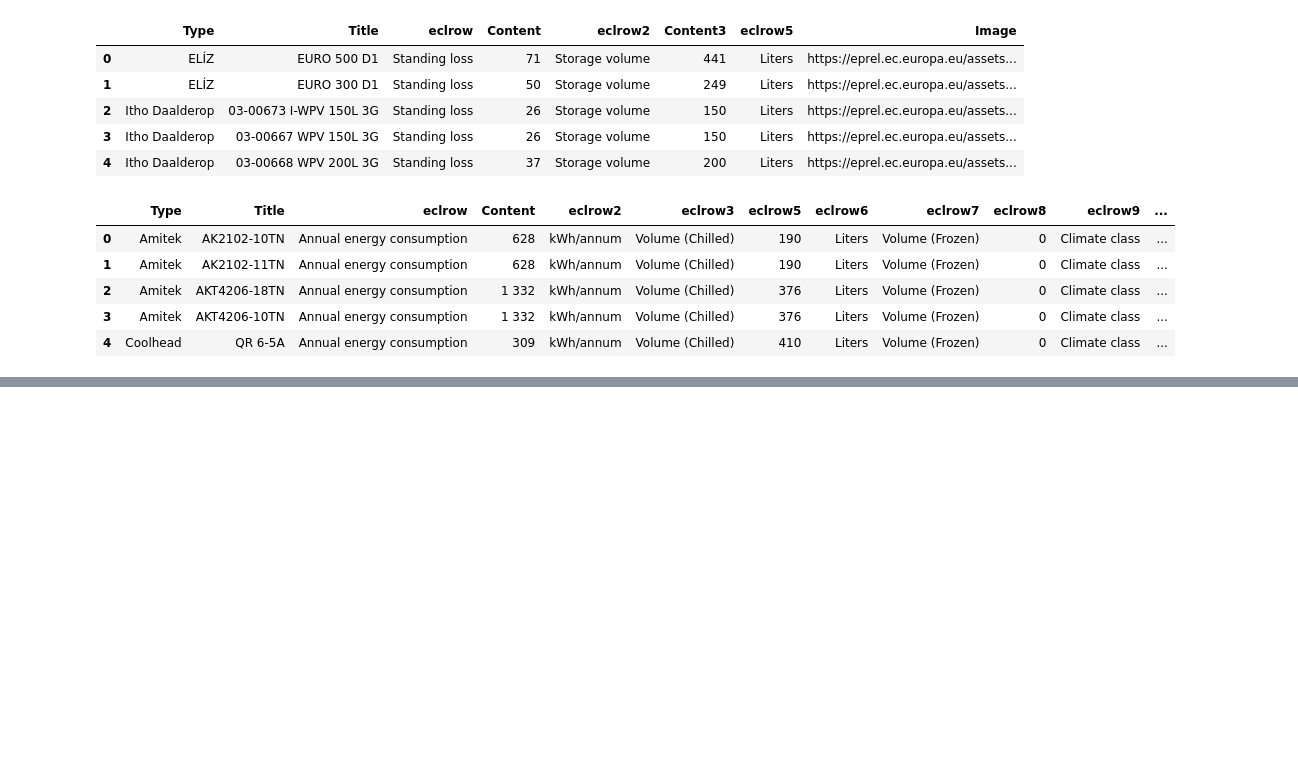
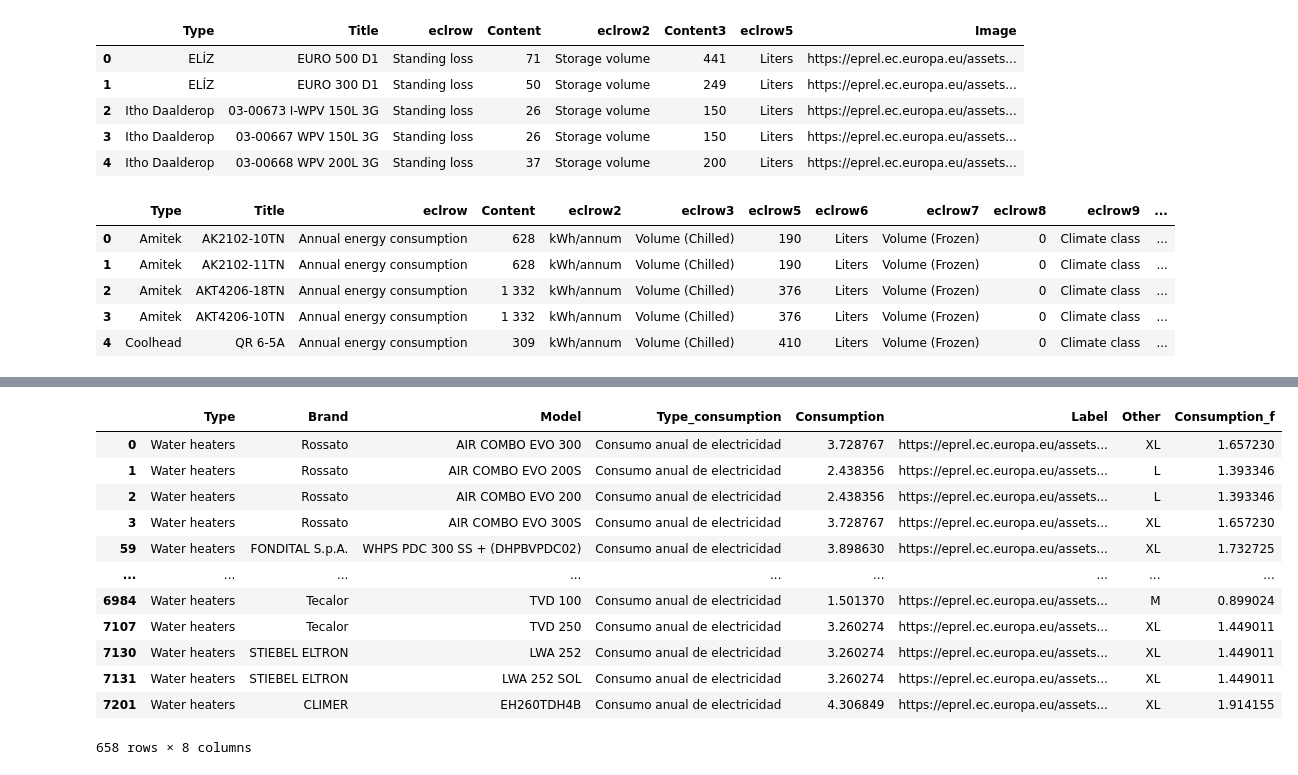
Before and after one commit to laurabarredaagusti/desafio_tripulaciones, a Jupyter notebook: notebooks/data_cleaning/data_cleaning_enrique.ipynb, the cells around one changed output, grey strips where cells are left out. Drawn from its saved outputs; the diff is of its cells as text; code cells hidden in the pictures; blank space fills up the shorter version.

```diff
--- a/notebooks/data_cleaning/data_cleaning_enrique.ipynb
+++ b/notebooks/data_cleaning/data_cleaning_enrique.ipynb
@@ -242,0 +735,27 @@ df_aire_acondicionado.head()
+# %%
+df_calentador_agua['Consumption_M'] = np.where( df_calentador_agua['Other'] == ' M', df_calentador_agua['Consumption']/1.67, '0')
+df_calentador_agua['Consumption_L'] = np.where( df_calentador_agua['Other'] == ' L', df_calentador_agua['Consumption']/1.75, '0')
+df_calentador_agua['Consumption_XL'] = np.where( df_calentador_agua['Other'] == ' XL', df_calentador_agua['Consumption']/2.25, '0')
+df_calentador_agua['Consumption_XXL'] = np.where( df_calentador_agua['Other'] == ' XXL', df_calentador_agua['Consumption']/2.75, '0')
+# %%
+df_calentador_agua['Consumption_f'] = df_calentador_agua['Consumption_M'] + df_calentador_agua['Consumption_L']+df_calentador_agua['Consumption_XL'] +df_calentador_agua['Consumption_XXL']
+# %%
+df_calentador_agua['Consumption_f'] = df_calentador_agua['Consumption_f'].astype(float)
+# %%
+df_calentador_agua.drop(columns=['Consumption_M', 'Consumption_L', 'Consumption_XL', 'Consumption_XXL'], inplace=True)
+# %%
+df_calentador_agua
+# %% [output]
+|  | Type | Brand | Model | Type_consumption | Consumption | Label | Other | Consumption_f |
+| 0 | Water heaters | Rossato | AIR COMBO EVO 300 | Consumo anual de electricidad | 3.728767 | https://eprel.ec.europa.eu/assets... | XL | 1.657230 |
+| 1 | Water heaters | Rossato | AIR COMBO EVO 200S | Consumo anual de electricidad | 2.438356 | https://eprel.ec.europa.eu/assets... | L | 1.393346 |
+| 2 | Water heaters | Rossato | AIR COMBO EVO 200 | Consumo anual de electricidad | 2.438356 | https://eprel.ec.europa.eu/assets... | L | 1.393346 |
+| 3 | Water heaters | Rossato | AIR COMBO EVO 300S | Consumo anual de electricidad | 3.728767 | https://eprel.ec.europa.eu/assets... | XL | 1.657230 |
+| 59 | Water heaters | FONDITAL S.p.A. | WHPS PDC 300 SS + (DHPBVPDC02) | Consumo anual de electricidad | 3.898630 | https://eprel.ec.europa.eu/assets... | XL | 1.732725 |
+| ... | ... | ... | ... | ... | ... | ... | ... | ... |
+| 6984 | Water heaters | Tecalor | TVD 100 | Consumo anual de electricidad | 1.501370 | https://eprel.ec.europa.eu/assets... | M | 0.899024 |
+| 7107 | Water heaters | Tecalor | TVD 250 | Consumo anual de electricidad | 3.260274 | https://eprel.ec.europa.eu/assets... | XL | 1.449011 |
+| 7130 | Water heaters | STIEBEL ELTRON | LWA 252 | Consumo anual de electricidad | 3.260274 | https://eprel.ec.europa.eu/assets... | XL | 1.449011 |
+| 7131 | Water heaters | STIEBEL ELTRON | LWA 252 SOL | Consumo anual de electricidad | 3.260274 | https://eprel.ec.europa.eu/assets... | XL | 1.449011 |
+| 7201 | Water heaters | CLIMER | EH260TDH4B | Consumo anual de electricidad | 4.306849 | https://eprel.ec.europa.eu/assets... | XL | 1.914155 |
+658 rows × 8 columns
```
Also changed, not shown: parts of 115 cells of this notebook, 3 other files.
